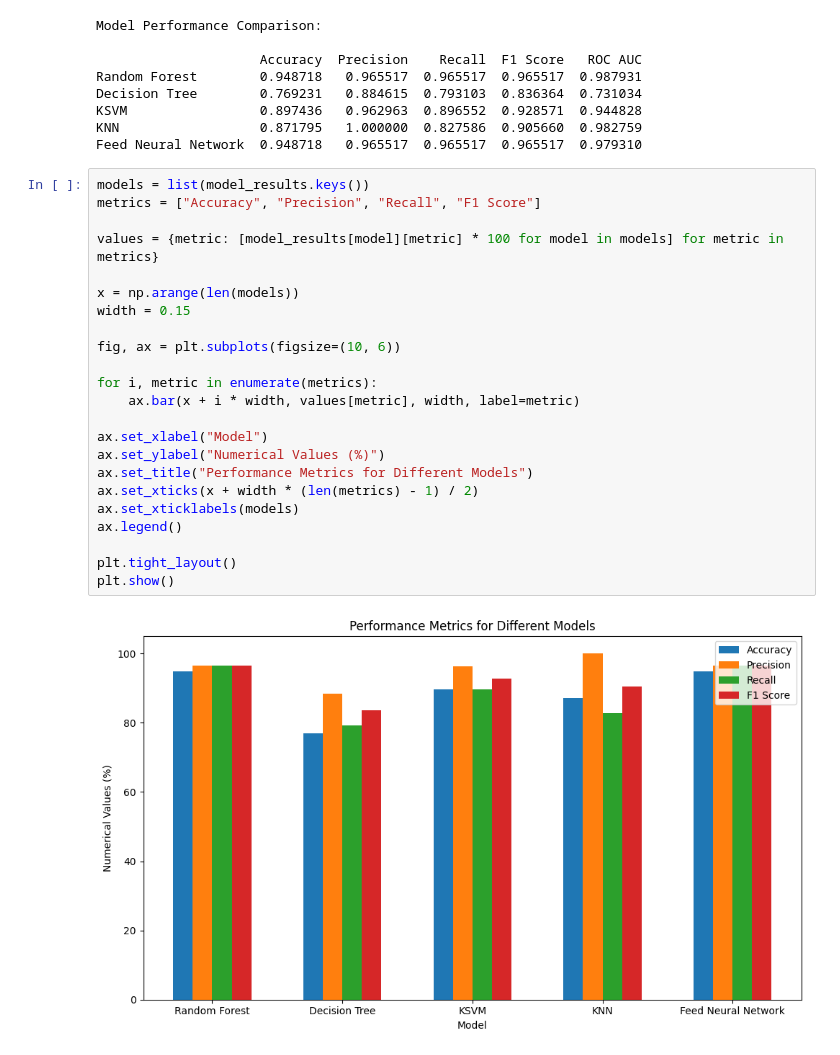
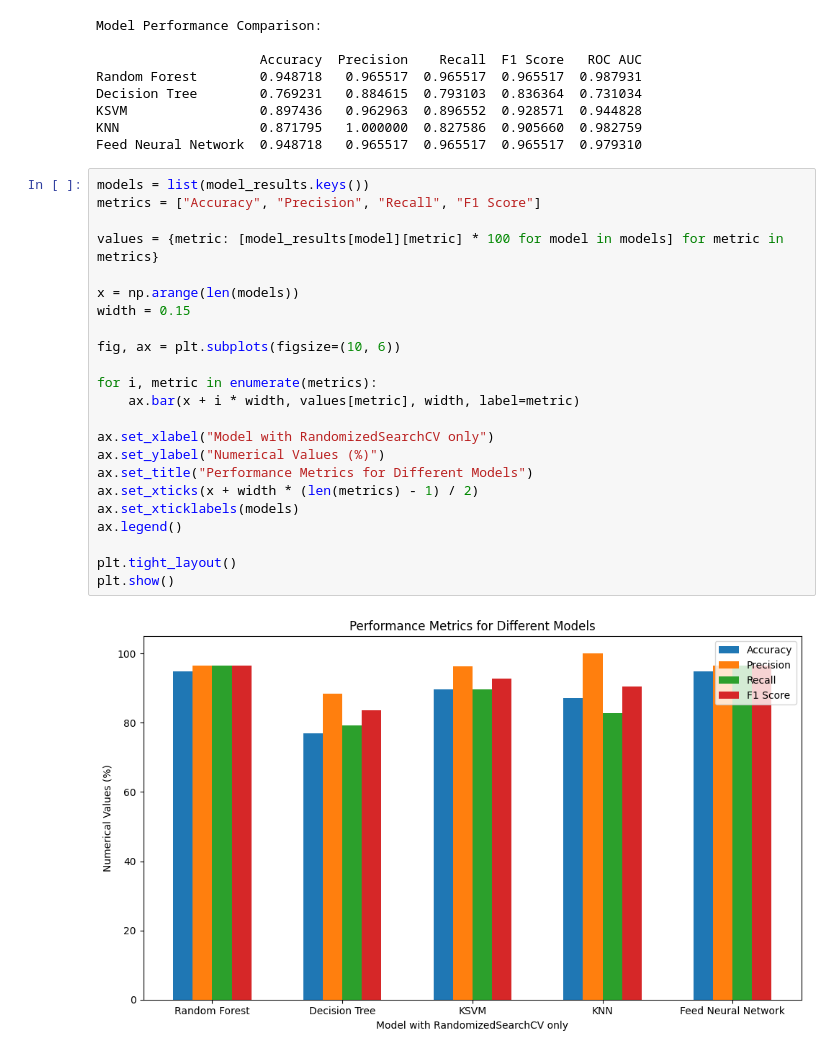
Before and after one commit to Jun-nior/Multiclass-Machine-Learning-Approach-for-Parkinson-s-Disease-Detection, a Jupyter notebook: RandomizedSearchCV.ipynb, the cells around one changed output. Drawn from its saved outputs; the diff is of its cells as text.

```diff
--- a/RandomizedSearchCV.ipynb
+++ b/RandomizedSearchCV.ipynb
@@ -364,25 +364,25 @@ Feed Neural Network  0.948718   0.965517  0.965517  0.965517  0.979310
 # %%
 models = list(model_results.keys())
 metrics = ["Accuracy", "Precision", "Recall", "F1 Score"]
 
 values = {metric: [model_results[model][metric] * 100 for model in models] for metric in metrics}
 
 x = np.arange(len(models))
 width = 0.15
 
 fig, ax = plt.subplots(figsize=(10, 6))
 
 for i, metric in enumerate(metrics):
     ax.bar(x + i * width, values[metric], width, label=metric)
 
-ax.set_xlabel("Model")
+ax.set_xlabel("Model with RandomizedSearchCV only")
 ax.set_ylabel("Numerical Values (%)")
 ax.set_title("Performance Metrics for Different Models")
 ax.set_xticks(x + width * (len(metrics) - 1) / 2)
 ax.set_xticklabels(models)
 ax.legend()
 
 plt.tight_layout()
 plt.show()
 # %% [output]
-[figure, old version]
+[figure, new version]
```
Also changed, not shown: 2 other files.
